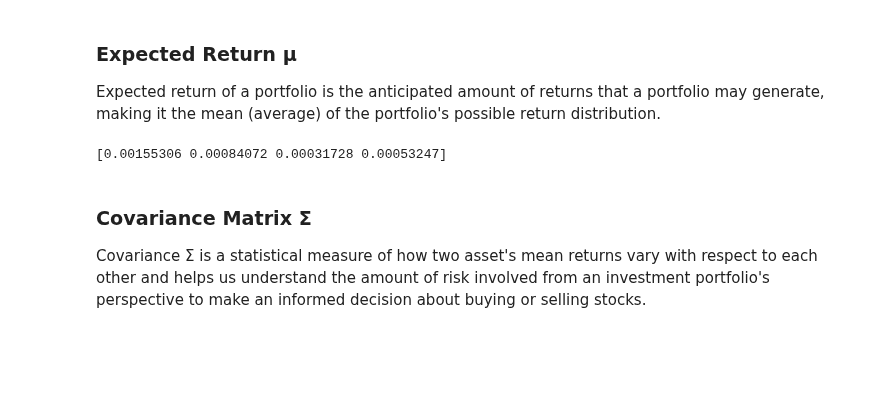
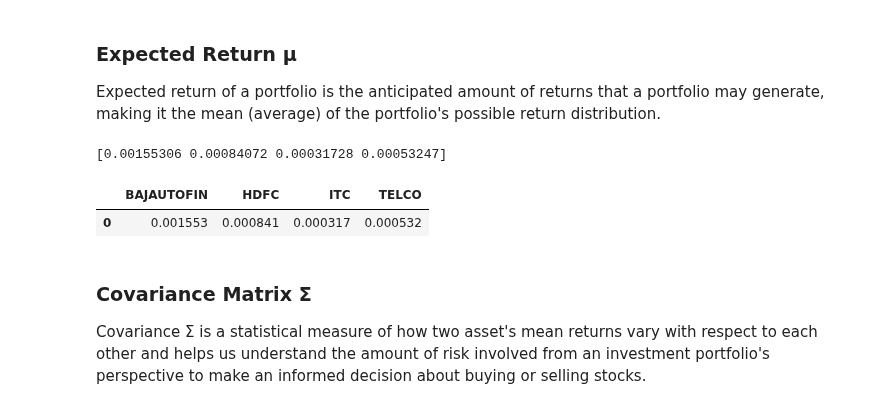
Before and after one commit to Siddharthgolecha/Qillers, a Jupyter notebook: Portfolio Optimization using VQE.ipynb, the cells around one changed output. Drawn from its saved outputs; the diff is of its cells as text; code cells hidden in the pictures; blank space fills up the shorter version.

```diff
--- a/Portfolio Optimization using VQE.ipynb
+++ b/Portfolio Optimization using VQE.ipynb
@@ -179,12 +181,17 @@ Expected return of a portfolio is the anticipated amount of returns that a portf
 # %%
 num_assets = 4           # Number of stocks we want to buy
 risk_factor = 0.5        # Risk factor of 0.5
 budget = 6              # Number of stocks we want to buy
 period_return = get_period_return(np.transpose(prev_data_wo_date.to_numpy()))
 mu = np.mean(period_return,axis=1) # Returns an array containing the mean value of each asset's expected return.
 print(mu)
+mu2 = pd.DataFrame(columns = prev_data_wo_date.columns)
+mu2.loc[len(mu2.index)] = mu
+mu2
 # %% [output]
 [0.00155306 0.00084072 0.00031728 0.00053247]
+|  | BAJAUTOFIN | HDFC | ITC | TELCO |
+| 0 | 0.001553 | 0.000841 | 0.000317 | 0.000532 |
 # %% [markdown]
 ### Covariance Matrix Σ
 Covariance Σ is a statistical measure of how two asset's mean returns vary with respect to each other and helps us understand the amount of risk involved from an investment portfolio's perspective to make an informed decision about buying or selling stocks.
```
Also changed, not shown: parts of 3 cells of this notebook.
